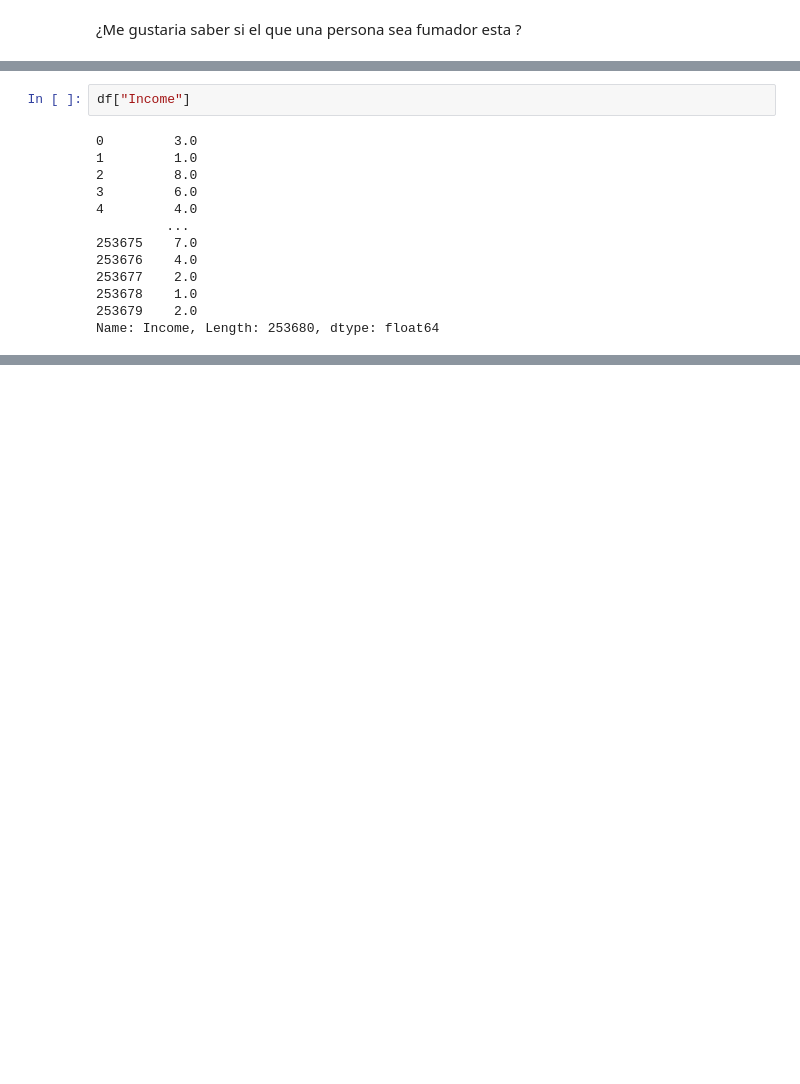
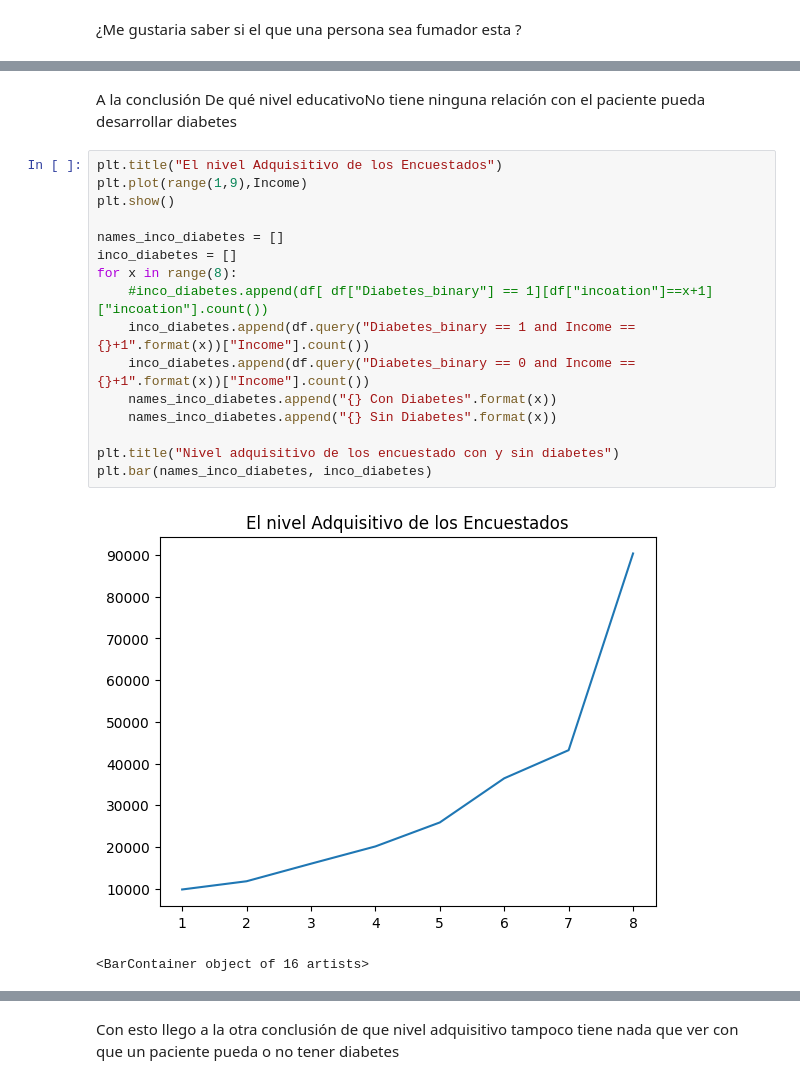
Before and after one commit to l1nk26/Proyecto-Samsung-Innovation-Campus, a Jupyter notebook: andres.ipynb, the cells around one changed output, grey strips where cells are left out. Cells and saved outputs as stored; diff of their text form; blank space fills up the shorter version.

```diff
--- a/andres.ipynb
+++ b/andres.ipynb
@@ -127,15 +113,21 @@ plt.title("Nivel educativo de los encuestado con y sin diabetes")
-# %%
-df["Income"]
-# %% [output]
-0         3.0
-1         1.0
-2         8.0
-3         6.0
-4         4.0
-         ...
-253675    7.0
-253676    4.0
-253677    2.0
-253678    1.0
-253679    2.0
-Name: Income, Length: 253680, dtype: float64
+# %% [markdown]
+A la conclusión De qué nivel educativoNo tiene ninguna relación con el paciente pueda desarrollar diabetes
+# %%
+plt.title("El nivel Adquisitivo de los Encuestados")
+plt.plot(range(1,9),Income)
+plt.show()
+
+names_inco_diabetes = []
+inco_diabetes = []
+for x in range(8):
+    #inco_diabetes.append(df[ df["Diabetes_binary"] == 1][df["incoation"]==x+1]["incoation"].count())
+    inco_diabetes.append(df.query("Diabetes_binary == 1 and Income == {}+1".format(x))["Income"].count())
+    inco_diabetes.append(df.query("Diabetes_binary == 0 and Income == {}+1".format(x))["Income"].count())
+    names_inco_diabetes.append("{} Con Diabetes".format(x))
+    names_inco_diabetes.append("{} Sin Diabetes".format(x))
+
+plt.title("Nivel adquisitivo de los encuestado con y sin diabetes")
+plt.bar(names_inco_diabetes, inco_diabetes)
+# %% [output]
+[figure, added]
+<BarContainer object of 16 artists>
@@ -141,0 +135,2 @@ Name: Income, Length: 253680, dtype: float64
+# %% [markdown]
+Con esto llego a la otra conclusión de que nivel adquisitivo tampoco tiene nada que ver con que un paciente pueda o no tener diabetes
```
Also changed, not shown: parts of 2 cells of this notebook.
